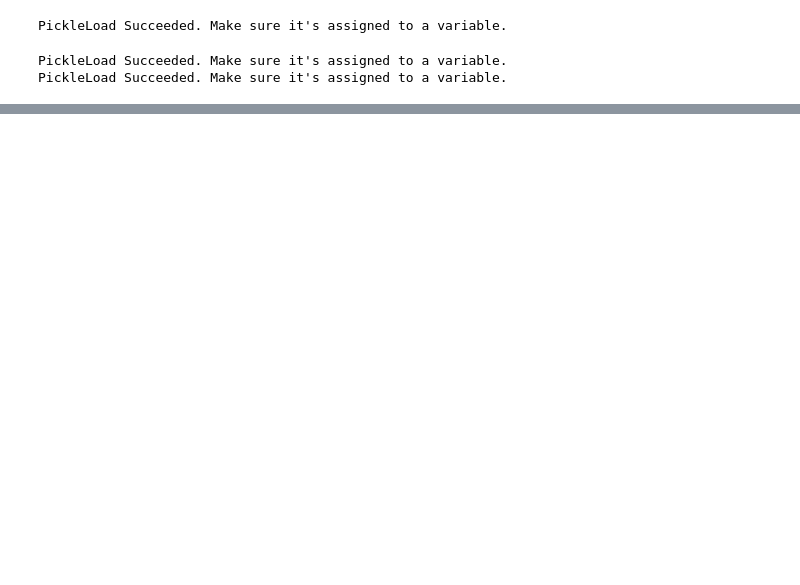
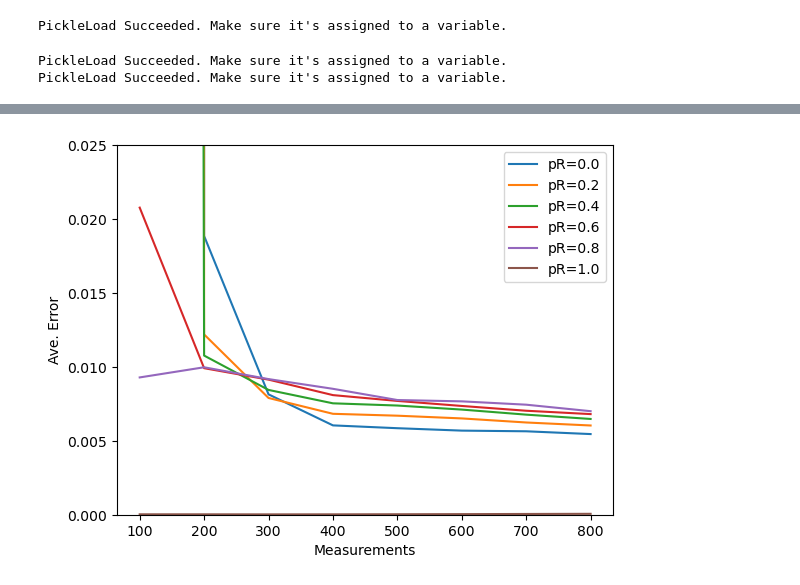
Before and after one commit to LIU-Xnd/CompressiveSensing, a Jupyter notebook: Test.ipynb, the cells around one changed output, grey strips where cells are left out. Saved outputs shown, nothing was run; the diff lists cells and outputs as text; code cells hidden in the pictures; blank space fills up the shorter version.

```diff
--- a/Test.ipynb
+++ b/Test.ipynb
@@ -169,9 +76,19 @@ One class of batch `XHat_m` recovered w.r.t. a priorRatio. -> XHat_pR[c],c:5
 # %%
 errFig = []
 for p in range(6):
-    XHat_m = XHat_pR_IRLSPKS[p]
+    XHat_m = XHat_pR_ModCS[p]
     err = []
     for m in range(len(XHat_m)):
         XHat = XHat_m[m]
-        err.append(np.sum((XHat - X[:,:1])**2)/20)
+        err.append(np.sum((XHat - X)**2)/20)
     errFig.append(err)
+
+for p in range(6):
+    plt.plot(numMeasurements,errFig[p],label='pR='+str(priorRatios[p]))
+plt.legend()
+plt.xlabel('Measurements')
+plt.ylabel('Ave. Error')
+plt.ylim(0,0.025)
+plt.show()
+# %% [output]
+[figure, added]
```
Also changed, not shown: parts of 11 cells of this notebook, 1 other file.
